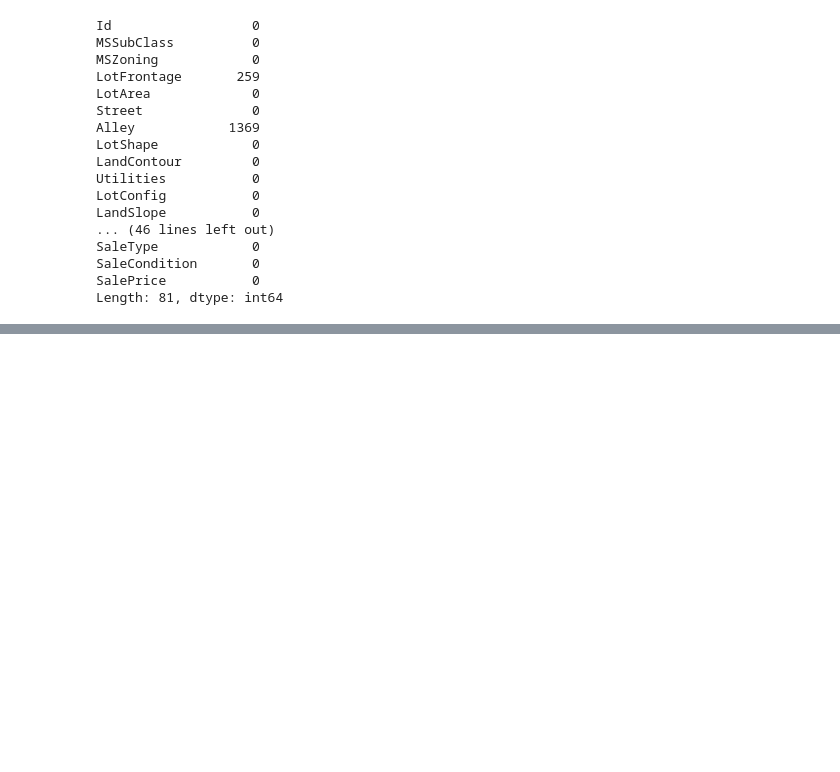
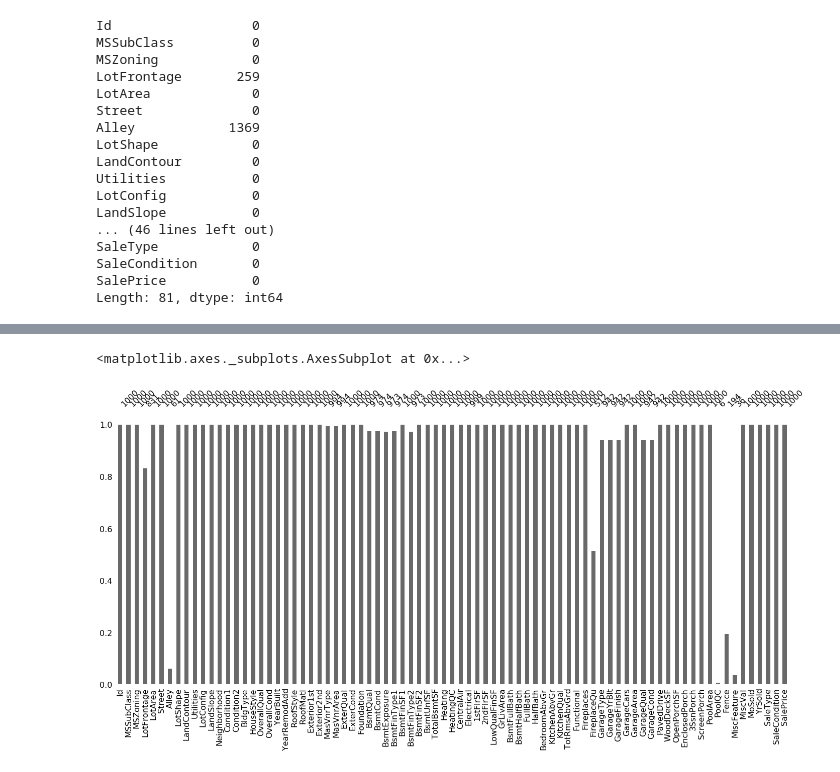
Before and after one commit to Rishabhagrawal52/Housing-Prices-Prediction, a Jupyter notebook: house_prices.ipynb, the cells around one changed output, grey strips where cells are left out. Saved outputs shown, nothing was run; the diff lists cells and outputs as text; code cells hidden in the pictures; blank space fills up the shorter version.

```diff
--- a/house_prices.ipynb
+++ b/house_prices.ipynb
@@ -94,0 +127,5 @@ memory usage: 924.0+ KB
+# %%
+msno.bar(train.sample(1000))
+# %% [output]
+<matplotlib.axes._subplots.AxesSubplot at 0x...>
+[figure, added]
```
Also changed, not shown: parts of 8 cells of this notebook.
